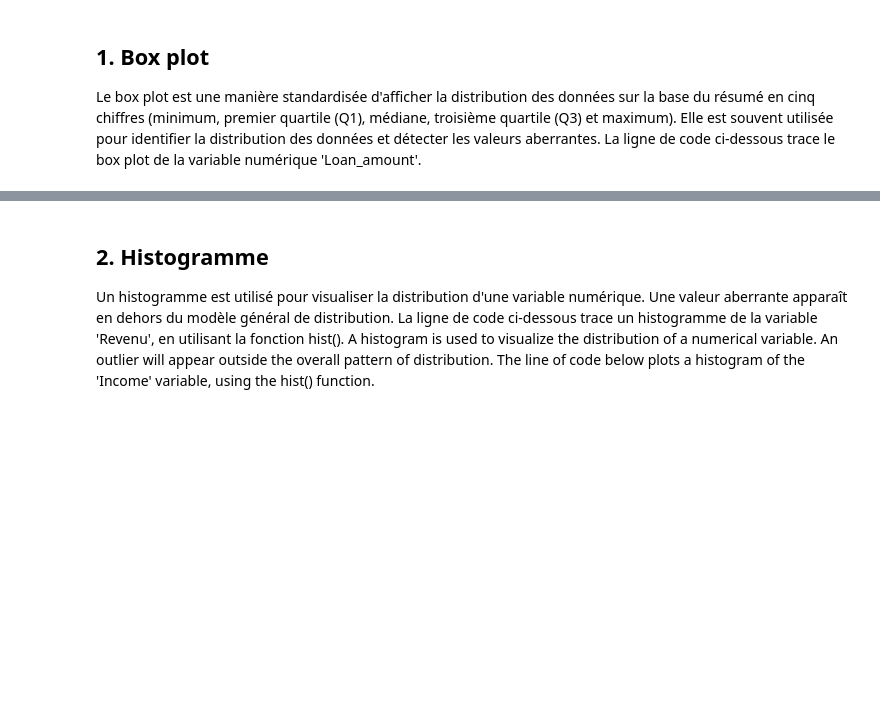
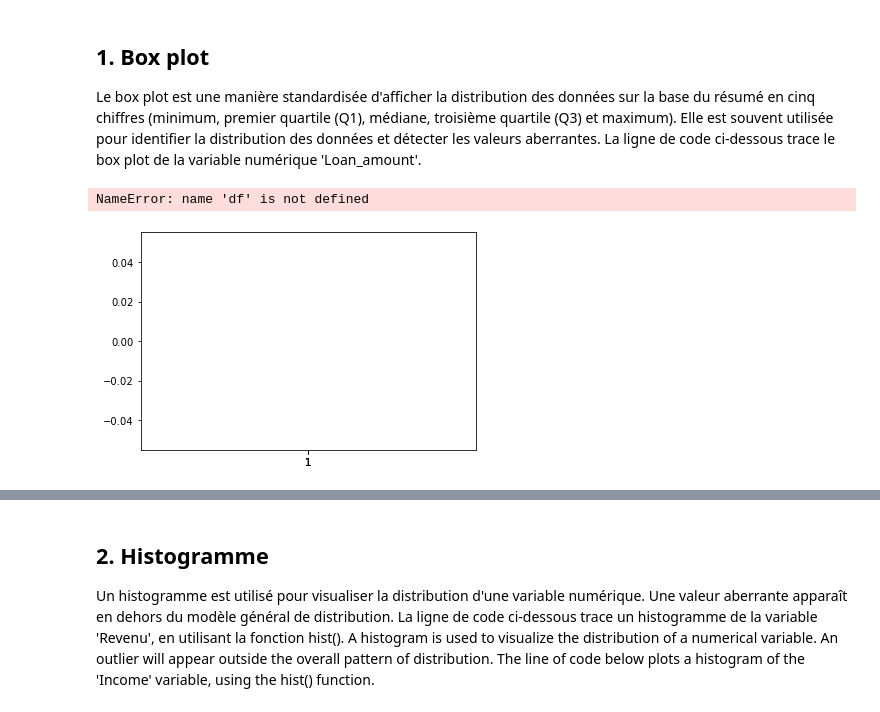
Before and after one commit to agnes-riviere/MOLONARI_1D_RESOURCES, a Jupyter notebook: Students/TP2_Vigne_Megy.ipynb, the cells around one changed output, grey strips where cells are left out. Saved outputs shown, nothing was run; the diff lists cells and outputs as text; code cells hidden in the pictures; blank space fills up the shorter version.

Commit message:
Boxplot commit Megy Vigne

```diff
--- a/Students/TP2_Vigne_Megy.ipynb
+++ b/Students/TP2_Vigne_Megy.ipynb
@@ -237,3 +239,12 @@ capteur_ZH.describe()
 ## 1. Box plot
 
 Le box plot est une manière standardisée d'afficher la distribution des données sur la base du résumé en cinq chiffres (minimum, premier quartile (Q1), médiane, troisième quartile (Q3) et maximum). Elle est souvent utilisée pour identifier la distribution des données et détecter les valeurs aberrantes. La ligne de code ci-dessous trace le box plot de la variable numérique 'Loan_amount'.
+# %%
+df.boxplot(capteur_ZH.loc[1:, "temperature_depth_1_C"])
+# %% [output]
+NameError: name 'df' is not defined
+# %%
+for column_name in capteur_ZH.columns[2:6]:
+    plt.boxplot(capteur_ZH.loc[1:, column_name])
+# %% [output]
+[figure, added]
```
Also changed, not shown: parts of 9 cells of this notebook.
